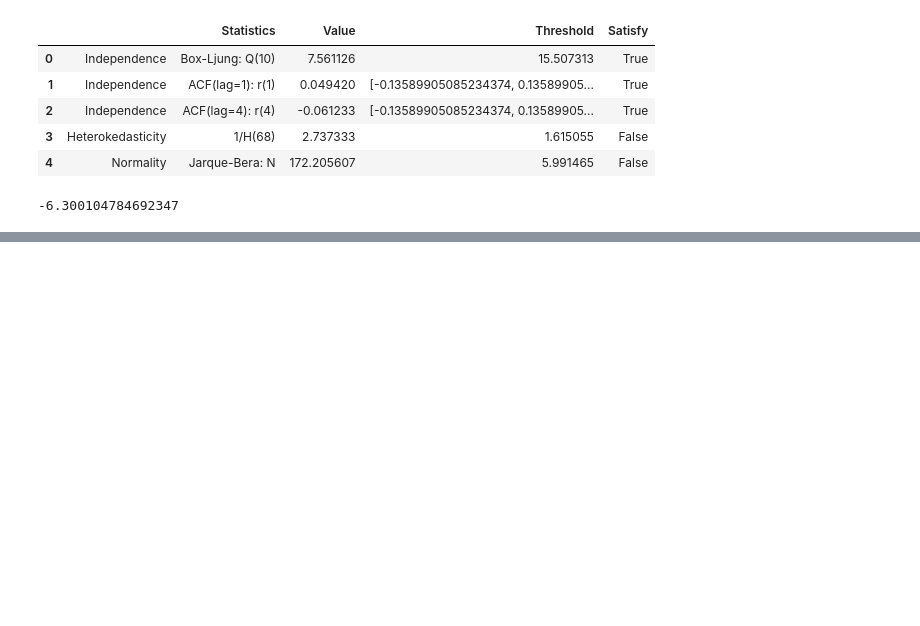
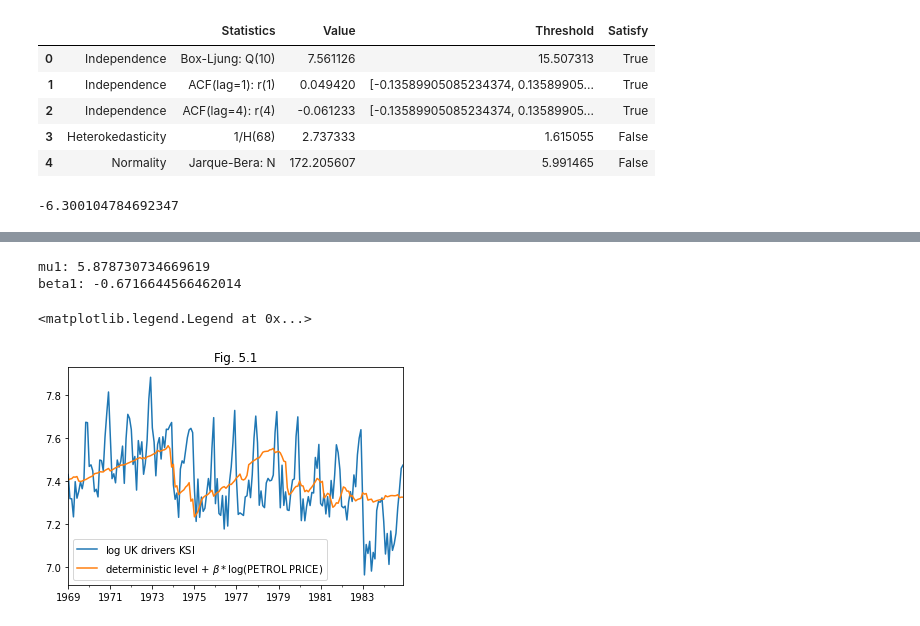
Before and after one commit to tatamiya/state_space_model_notebooks, a Jupyter notebook: statsmodels/CommandeurKoopman2007.ipynb, the cells around one changed output, grey strips where cells are left out. Drawn from its saved outputs; the diff is of its cells as text; code cells hidden in the pictures; blank space fills up the shorter version.

```diff
--- a/statsmodels/CommandeurKoopman2007.ipynb
+++ b/statsmodels/CommandeurKoopman2007.ipynb
@@ -1178,0 +1220,7 @@ llevel_seasonal_results_ukinflation.aic / llevel_seasonal_results_ukinflation.no
+# %%
+dconst_exog_model = sm.tsa.UnobservedComponents(df_ukdrivers['log_drivers'],
+                                                level='deterministic constant',
+                                                exog=df_ukpetrol['log_petrol_price'],
+                                                use_exact_diffuse=True)
+# %%
+dconst_exog_results = dconst_exog_model.fit(method='bfgs')
@@ -1178,0 +1253,19 @@ llevel_seasonal_results_ukinflation.aic / llevel_seasonal_results_ukinflation.no
+# %%
+mu1_dconst_exog = dconst_exog_results.level['smoothed'][0]
+beta1_dconst_exog = dconst_exog_results.params['beta.log_petrol_price']
+
+print(f'mu1: {mu1_dconst_exog}')
+print(f'beta1: {beta1_dconst_exog}')
+# %% [output]
+mu1: 5.878730734669619
+beta1: -0.6716644566462014
+# %%
+dconst_exog_smoothed = mu1_dconst_exog + beta1_dconst_exog * df_ukpetrol
+# %%
+ax = df_ukdrivers['log_drivers'].plot(label='$\log$ UK drivers KSI')
+ax = dconst_exog_smoothed['log_petrol_price'].plot(ax=ax, label='deterministic level + $\\beta *\\log$(PETROL PRICE)')
+ax.set_title('Fig. 5.1')
+ax.legend()
+# %% [output]
+<matplotlib.legend.Legend at 0x...>
+[figure, added]
```
Also changed, not shown: parts of 33 cells of this notebook.
